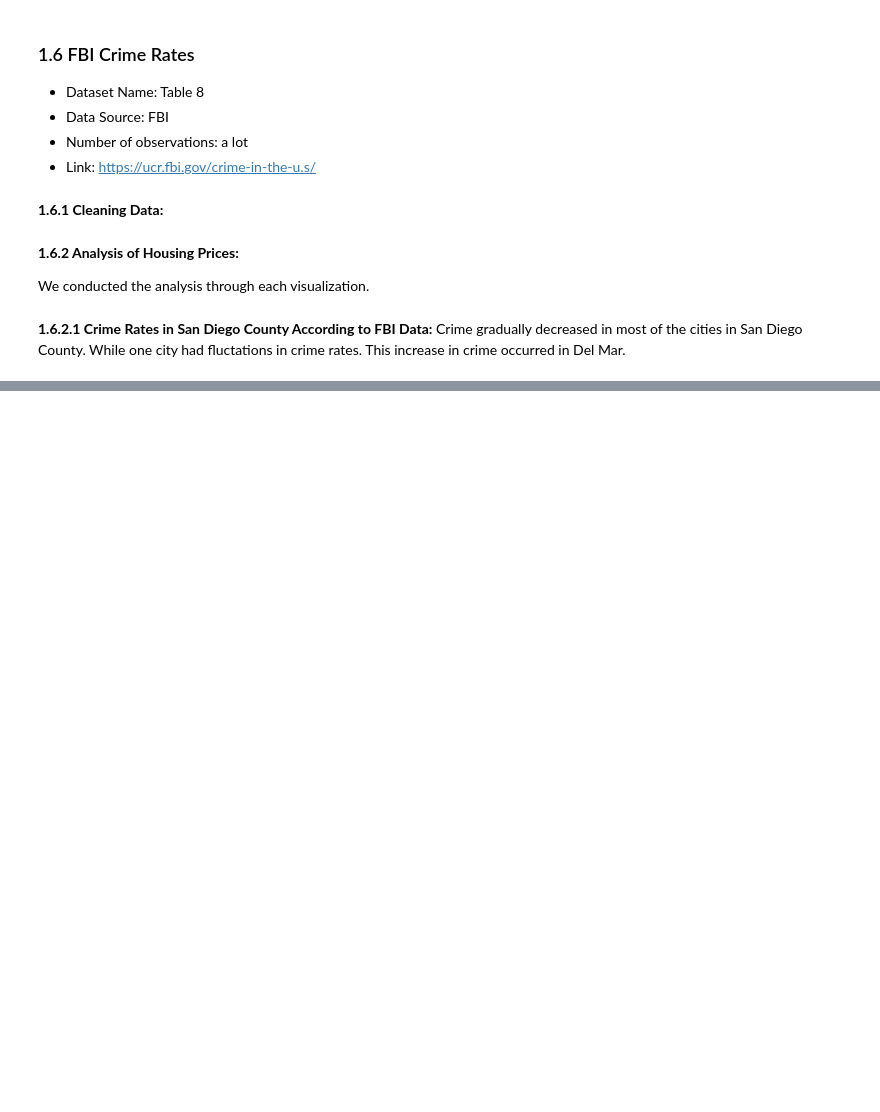
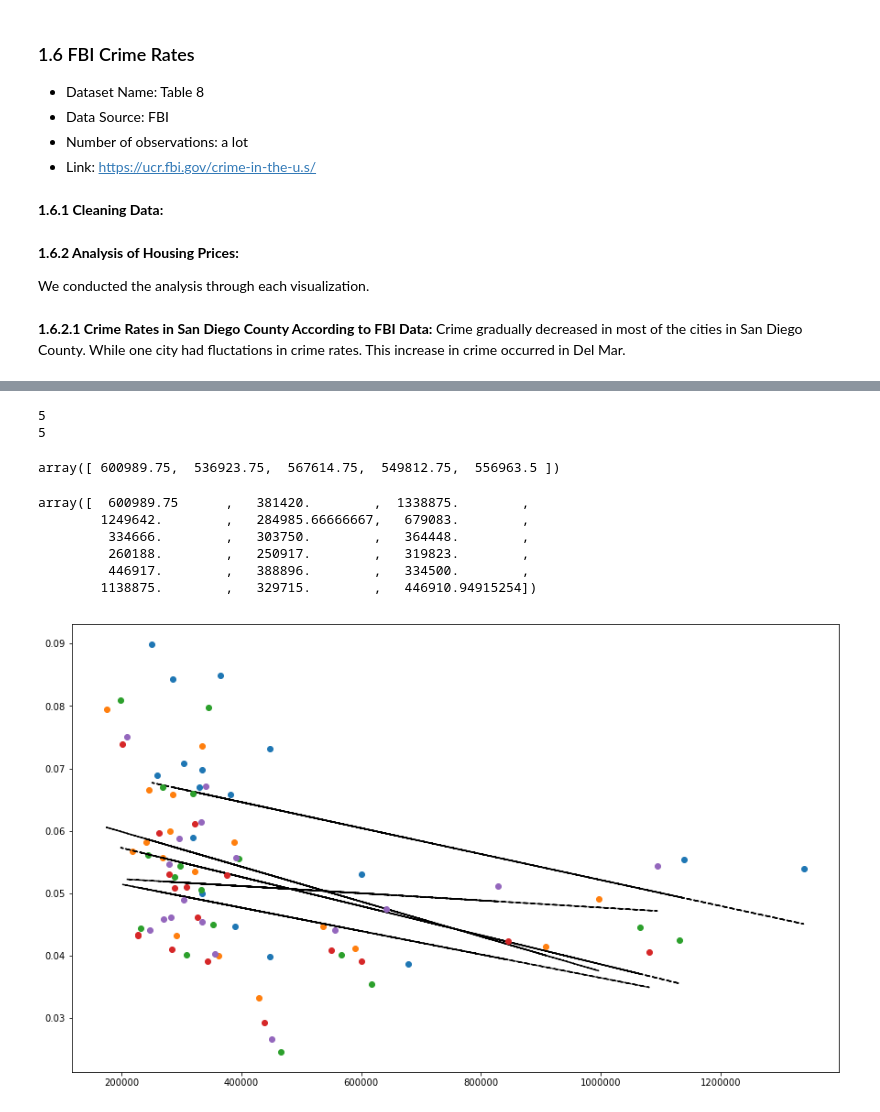
Before and after one commit to AbenaBonsu/Pr_057, a Jupyter notebook: extra.ipynb, the cells around one changed output, grey strips where cells are left out. Cells and saved outputs as stored; diff of their text form; code cells hidden in the pictures; blank space fills up the shorter version.

```diff
--- a/extra.ipynb
+++ b/extra.ipynb
@@ -210,0 +224,2 @@ plt.show()
+# %%
+area = ['Alpine','Bonita','Boulevard','Campo','Chula_Vista','Chula_Vista','Chula_Vista','Chula_Vista','Chula_Vista','Descanso','Dulzura','Imperial_Beach','Jacumba_Hot_Springs','Jamul','La_Mesa','La_Mesa','Lemon_Grove','National_City','Pine_Valley','Potrero','Spring_Valley','Spring_Valley','Bonsall','Borrego_Springs','Cardiff','Carlsbad','Carlsbad','Carlsbad','Carlsbad','Del_Mar','El_Cajon','El_Cajon','El_Cajon','Encinitas','Escondido','Escondido','Escondido','Fallbrook','Escondido','Julian','La_Jolla','Lakeside','Oceanside','Oceanside','Oceanside','Oceanside','Pala','Pauma_Valley','Poway','Ramona','Ranchita','Rancho_Santa_Fe','San_Marcos','Santa_Ysabel','Santee','Solana_Beach','San_Marcos','Vista','Valley_Center','Vista','Vista','Warner_Springs','Rancho_Santa_Fe','Gaslamp','Golden_Hill','Hillcrest','North_Park','Oak_Park','Wooded_Area','Ocean_Beach','Mission_Valley_East','Mission_Beach','Old_Town','Clairemont_Mesa_East','Barrio_Logan','Encanto','El_Cerrito','Normal_Heights','North_Clairemont','Coronado','San_Carlos','Del_Cerro','Sorrento_Valley','University_City','Serra_Mesa','Tierrasanta','Mira_Mesa','Black_Mountain_Ranch','Carmel_Mountain','Rancho_Penasquitos','Carmel_Valley','Scipps_Ranch','Paradise_Hills','Otay_Mesa','San_Ysidro']
@@ -210,0 +289,38 @@ plt.show()
+# %%
+print(len(houseStack))
+print(len(fbicr))
+# %% [output]
+5
+5
+# %%
+(houseStack[:][:].T[0])
+# %% [output]
+array([ 600989.75,  536923.75,  567614.75,  549812.75,  556963.5 ])
+# %%
+houseStack[:][0]
+# %% [output]
+array([  600989.75      ,   381420.        ,  1338875.        ,
+        1249642.        ,   284985.66666667,   679083.        ,
+         334666.        ,   303750.        ,   364448.        ,
+         260188.        ,   250917.        ,   319823.        ,
+         446917.        ,   388896.        ,   334500.        ,
+        1138875.        ,   329715.        ,   446910.94915254])
+# %%
+import numpy as np
+import matplotlib.pyplot as plt
+#yr = 0
+plt.figure(1,figsize=(15,9))
+
+for yr in np.arange(5):
+    x = np.concatenate((houseStack[yr][0:3],houseStack[yr][4:]))
+    y = np.concatenate((fbicr[yr][0:3],fbicr[yr][4:]))
+
+    fit = np.polyfit(x,y,1)
+    fit_fn = np.poly1d(fit)
+    # fit_fn is now a function which takes in x and returns an estimate for y
+
+    plt.plot(x,y, 'o', x, fit_fn(x), '--k')
+    #plt.xlim(0, 5)
+    #plt.ylim(0, 12)
+# %% [output]
+[figure, added]
```
Also changed, not shown: parts of 13 cells of this notebook, 2 other files.
